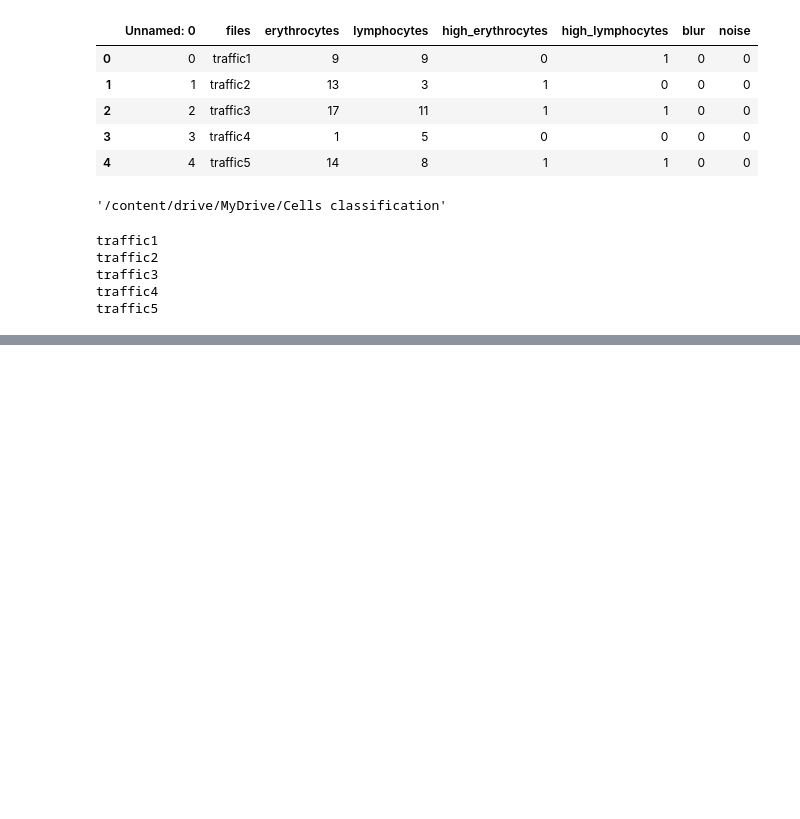
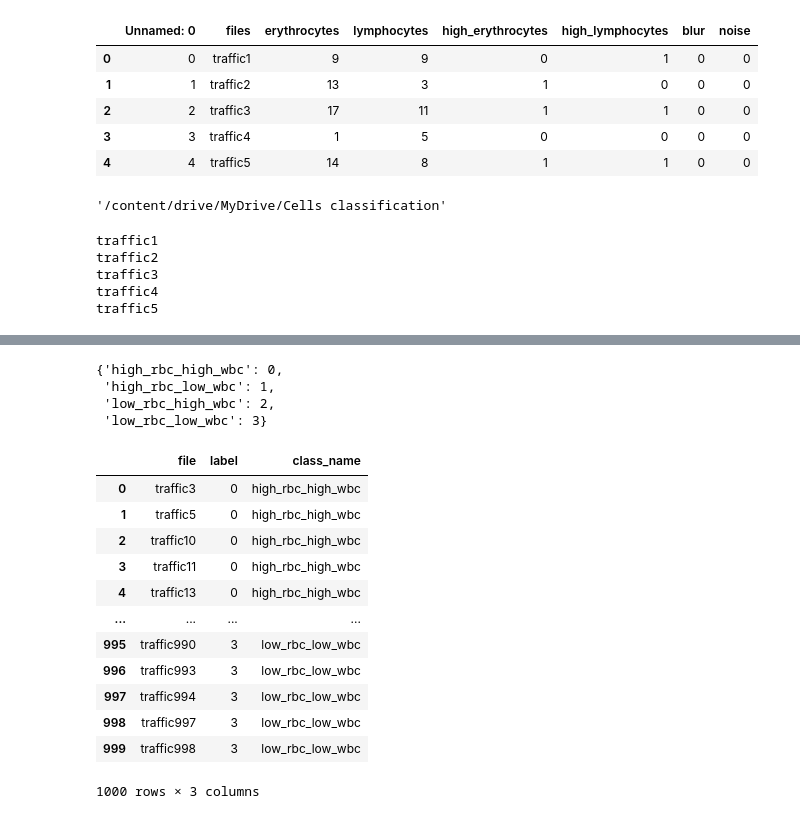
Before and after one commit to itdusty/blood_cells_classification, a Jupyter notebook: data_preparation_module.ipynb, the cells around one changed output, grey strips where cells are left out. Drawn from its saved outputs; the diff is of its cells as text; code cells hidden in the pictures; blank space fills up the shorter version.

```diff
--- a/data_preparation_module.ipynb
+++ b/data_preparation_module.ipynb
@@ -68,0 +86,43 @@ traffic5
+# %%
+os.chdir(dataset_path)
+folders = os.listdir()
+files_list = {
+    "file": [],
+    "label": [],
+    "class_name": []
+}
+classes_codes = {}
+# %%
+for i, folder in enumerate(folders):
+    os.chdir(folder)
+    file_names = os.listdir()
+    files_list["file"] += file_names
+    files_list["label"] += [i for _ in range(len(file_names))]
+    files_list["class_name"] += [folder for _ in range(len(file_names))]
+    classes_codes[folder] = i
+    os.chdir("..")
+os.chdir("..")
+# %%
+classes_codes
+# %% [output]
+{'high_rbc_high_wbc': 0,
+ 'high_rbc_low_wbc': 1,
+ 'low_rbc_high_wbc': 2,
+ 'low_rbc_low_wbc': 3}
+# %%
+df_for_split = pd.DataFrame(files_list)
+df_for_split
+# %% [output]
+|  | file | label | class_name |
+| 0 | traffic3 | 0 | high_rbc_high_wbc |
+| 1 | traffic5 | 0 | high_rbc_high_wbc |
+| 2 | traffic10 | 0 | high_rbc_high_wbc |
+| 3 | traffic11 | 0 | high_rbc_high_wbc |
+| 4 | traffic13 | 0 | high_rbc_high_wbc |
+| ... | ... | ... | ... |
+| 995 | traffic990 | 3 | low_rbc_low_wbc |
+| 996 | traffic993 | 3 | low_rbc_low_wbc |
+| 997 | traffic994 | 3 | low_rbc_low_wbc |
+| 998 | traffic997 | 3 | low_rbc_low_wbc |
+| 999 | traffic998 | 3 | low_rbc_low_wbc |
+1000 rows × 3 columns
```
Also changed, not shown: parts of 8 cells of this notebook.
